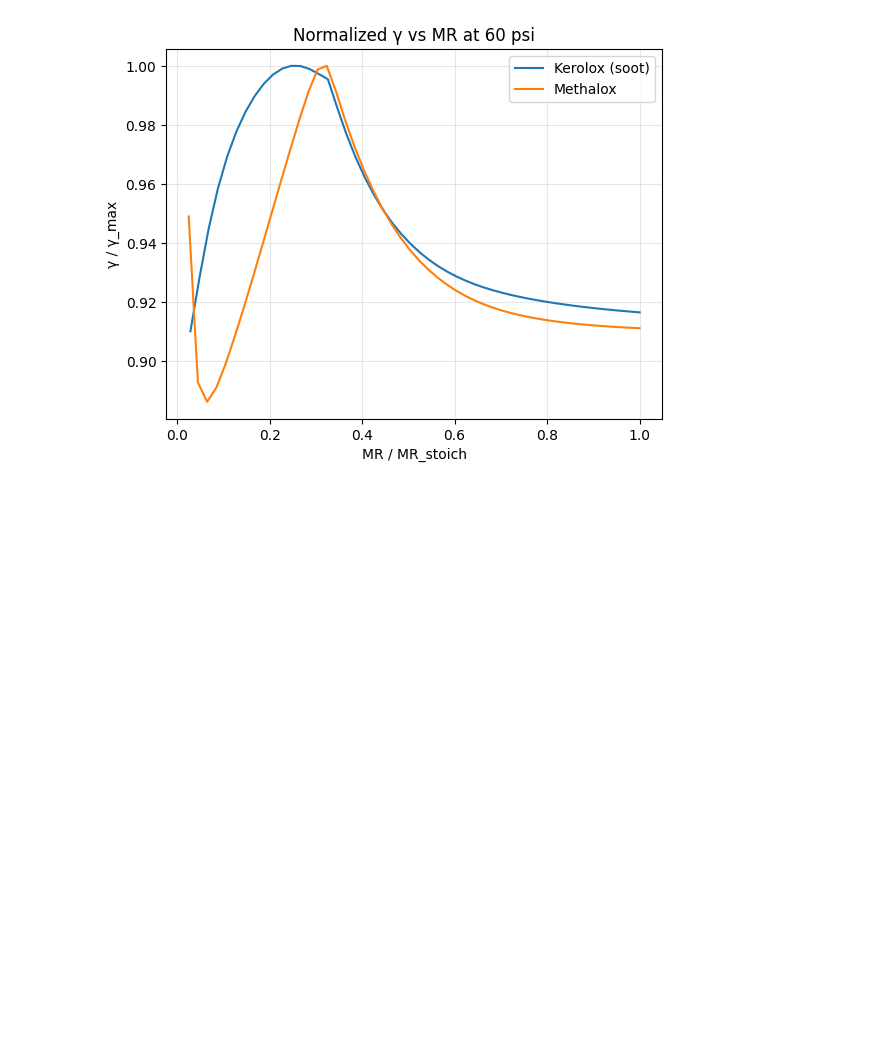
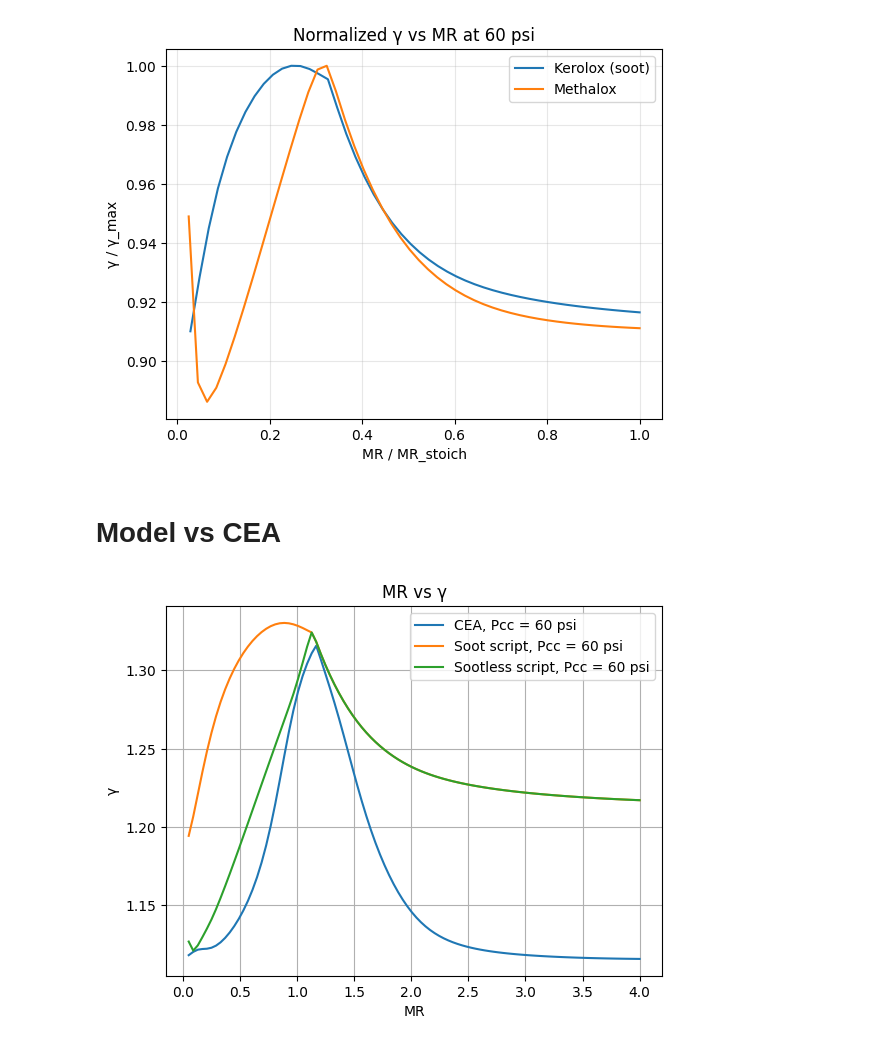
Before and after one commit to gt-space/Turbomachinery, a Jupyter notebook: Turbopump/Gas Generator/canteraPropertiesTester.ipynb, the cells around one changed output. Cells and saved outputs as stored; diff of their text form; code cells hidden in the pictures; blank space fills up the shorter version.

```diff
--- a/Turbopump/Gas Generator/canteraPropertiesTester.ipynb
+++ b/Turbopump/Gas Generator/canteraPropertiesTester.ipynb
@@ -13,5 +14,3 @@ import cantera as ct
-# %%
-plt.rcParams['axes.prop_cycle'] = plt.cycler(color=plt.colormaps['tab10'].colors)
 # %% [markdown]
 ### Setup
 # %%
@@ -211,3 +210,5 @@ plt.legend()
 plt.show()
 # %% [output]
 [figure]
+# %% [markdown]
+# Model vs CEA
@@ -213,0 +251,14 @@ plt.show()
+# %%
+colors = plt.get_cmap("tab10").colors
+for i, Pcc in enumerate(chamberPs):
+    plt.plot(MRRange, ceaGammas[i],  color=colors[i], ls="-",  label=f"CEA, Pcc = {Pcc} psi")
+    plt.plot(MRRange, sootGammas[i], color=colors[i+1], ls="-", label=f"Soot script, Pcc = {Pcc} psi")
+    plt.plot(MRRange, sootlessGammas[i], color=colors[i+2], ls="-", label=f"Sootless script, Pcc = {Pcc} psi")
+plt.xlabel("MR")
+plt.ylabel("γ")
+plt.title("MR vs γ")
+plt.grid(True)
+plt.legend()
+plt.show()
+# %% [output]
+[figure, added]
```
Also changed, not shown: parts of 5 cells of this notebook, 2 other files.
